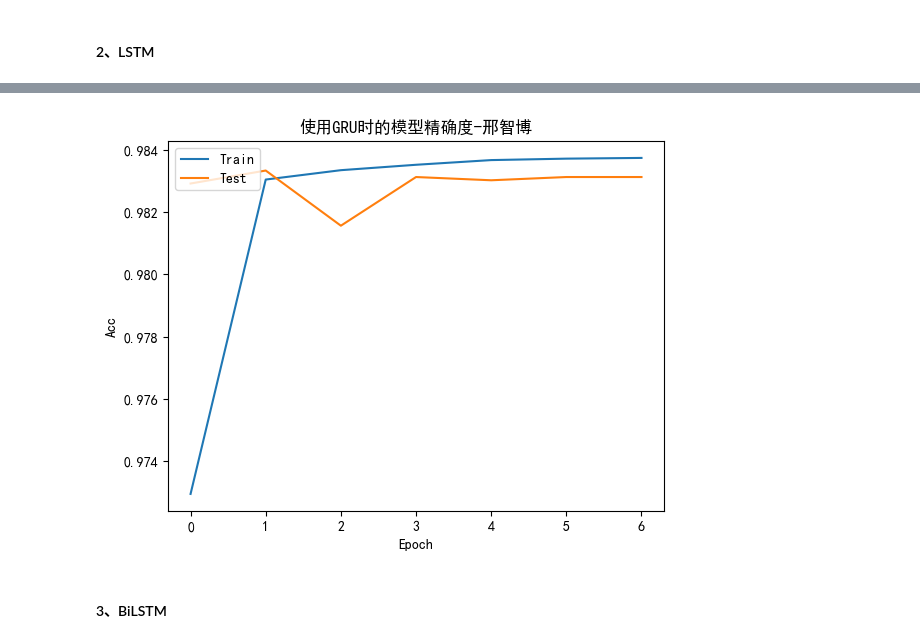
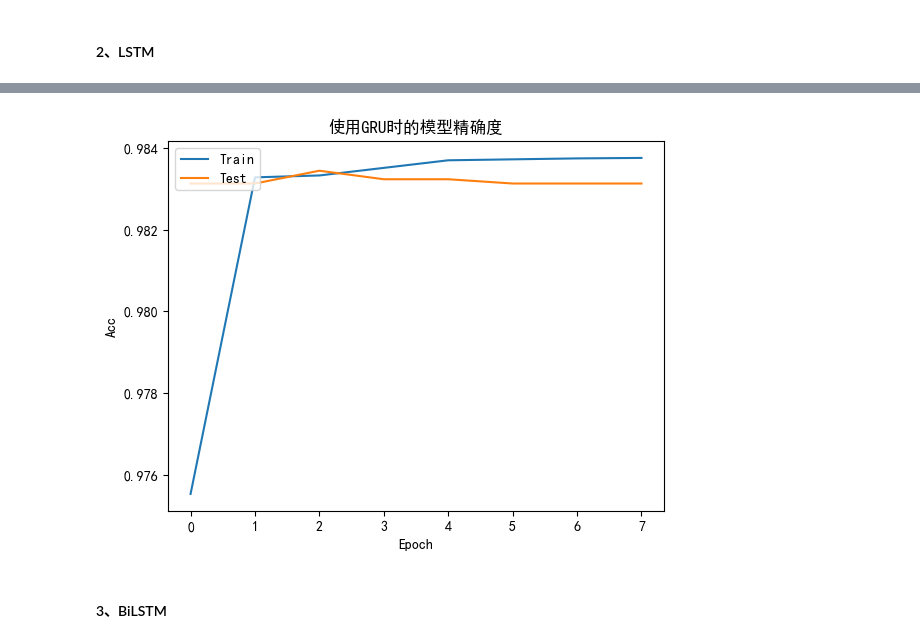
Before and after one commit to moonchildink/WeiboCommentEmotionAnalysis, a Jupyter notebook: process.ipynb, the cells around one changed output, grey strips where cells are left out. Saved outputs shown, nothing was run; the diff lists cells and outputs as text; code cells hidden in the pictures.

```diff
--- a/process.ipynb
+++ b/process.ipynb
@@ -417,7 +417,7 @@ reduce_lr = ReduceLROnPlateau(monitor='val_loss',
 # 定义回调函数
 callbacks = [
     earlystopping,
-    checkpoint,
+    # checkpoint,
     reduce_lr
 ]
 # %% [markdown]
@@ -548,13 +560,13 @@ plt.show()
 # %%
 plt.plot(history2.history['accuracy'])
 plt.plot(history2.history['val_accuracy'])
-plt.title('使用GRU时的模型精确度-邢智博')
+plt.title('使用GRU时的模型精确度')
 plt.ylabel('Acc')
 plt.xlabel('Epoch')
 plt.legend(['Train', 'Test'], loc='upper left')
 plt.show()
 # %% [output]
-[figure, old version]
+[figure, new version]
 # %% [markdown]
 #### 3、BiLSTM
 # %%
```
Also changed, not shown: parts of 33 cells of this notebook, 4 other files.
